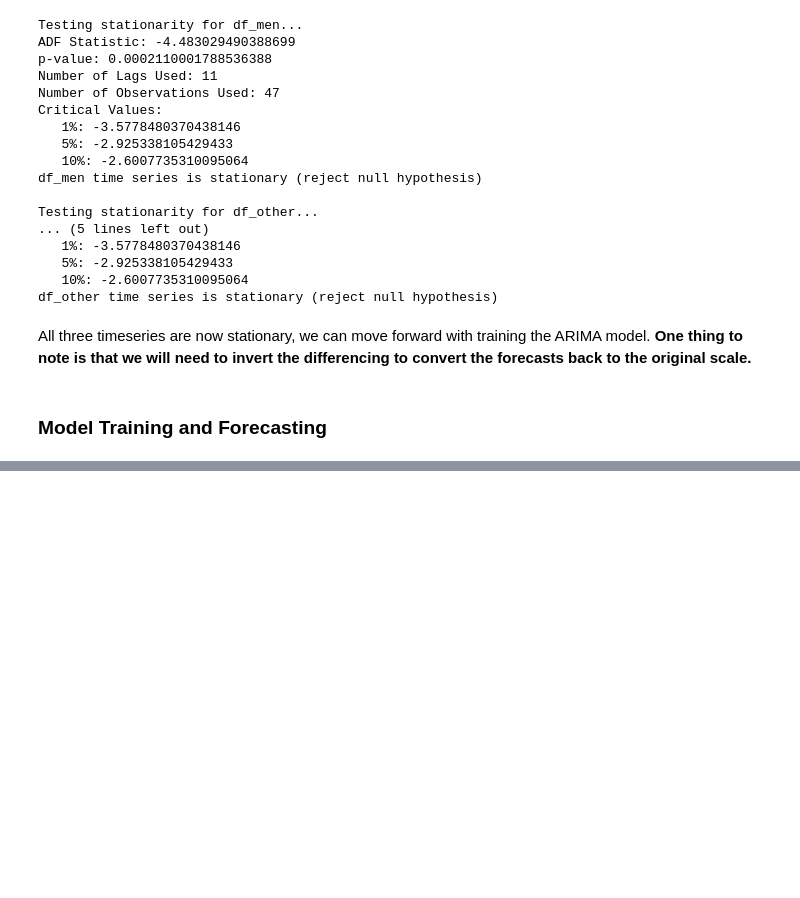
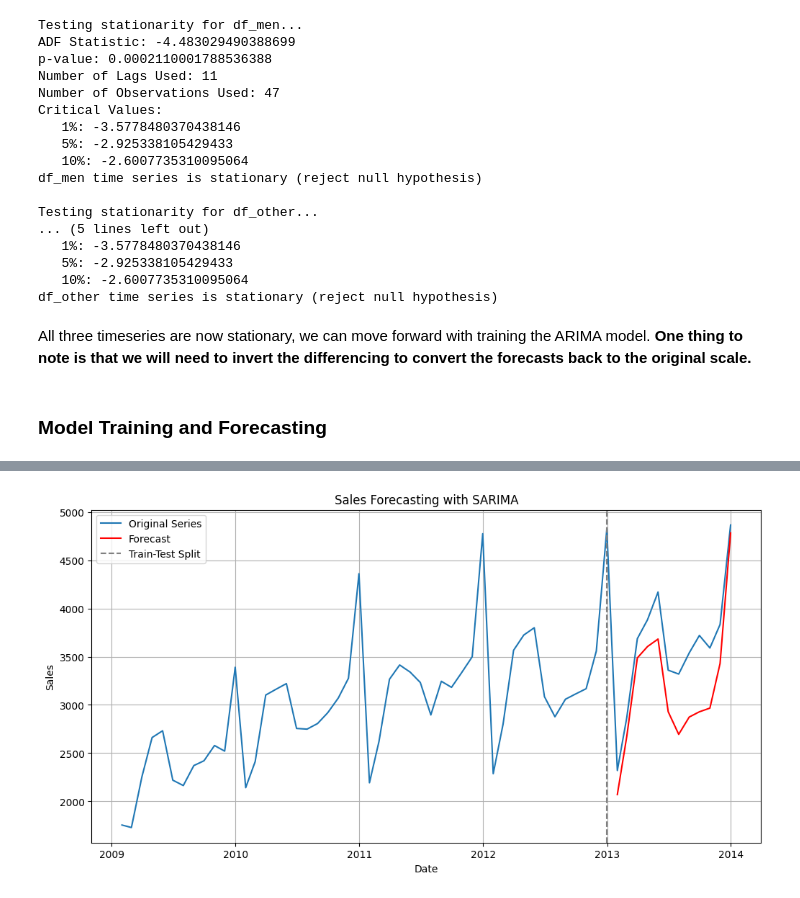
Before and after one commit to qfattah/Walmart-Sales-Forecasting, a Jupyter notebook: Walmart_Sales_Forecat.ipynb, the cells around one changed output, grey strips where cells are left out. Drawn from its saved outputs; the diff is of its cells as text; code cells hidden in the pictures; blank space fills up the shorter version.

```diff
--- a/Walmart_Sales_Forecat.ipynb
+++ b/Walmart_Sales_Forecat.ipynb
@@ -293,8 +306,8 @@ plt.show()
 
 # Dictionary of DataFrames with titles
 dfs = {
-    'df_men': df_men_differenced,
-    'df_other': df_other_differenced
+    'df_men': df_men,
+    'df_other': df_other
 }
 
 # Loop over DataFrames and test stationarity using tqdm for progress bar
@@ -336,35 +338,38 @@ df_women_train.rename(columns={'Sales_diff': 'Sales'}, inplace=True)
 # %%
-# Function to fit SARIMA model and make predictions
-def fit_sarima_and_forecast(df, column, sarima_order, seasonal_order, title):
-    # Split into training and testing sets
-    train_size = int(len(df) * 0.8)
+def run_sarima_model(df, sales_column, differenced_column, order, seasonal_order, train_ratio=0.8):
+    # Ensure the date is set as the index
+    if not isinstance(df.index, pd.DatetimeIndex):
+        raise ValueError("The DataFrame index must be a DatetimeIndex.")
+
+    # Train-test split
+    train_size = int(len(df) * train_ratio)
     train, test = df.iloc[:train_size], df.iloc[train_size:]
 
     # Fit SARIMA model
-    model = SARIMAX(train[column], order=sarima_order, seasonal_order=seasonal_order)
+    model = SARIMAX(train[sales_column], order=order, seasonal_order=seasonal_order)
     model_fit = model.fit(disp=False)
 
     # Forecast
     n_forecasts = len(test)
     forecast = model_fit.get_forecast(steps=n_forecasts)
     forecast_index = test.index
+    forecast_values = forecast.predicted_mean
 
-    forecast_df = pd.DataFrame({
-    'original_value_differenced': test[column].values,
-    'predicted_value_differenced': forecast.predicted_mean
-    })
+    # Combine the original and forecasted values
+    combined_df = pd.concat([train, test])
+    combined_df['Forecast'] = np.nan
+    combined_df.loc[forecast_index, 'Forecast'] = forecast_values
 
-    train_test_split = x=train.index[-1]
     # Plot the results
     plt.figure(figsize=(12, 6))
-    plt.plot(df[column], label='Original Series')
-    plt.plot(forecast_index, forecast.predicted_mean, label='Forecast', color='red')
+    plt.plot(combined_df.index, combined_df[sales_column], label='Original Series')
+    plt.plot(forecast_index, forecast_values, label='Forecast', color='red')
     plt.axvline(x=train.index[-1], color='gray', linestyle='--', label='Train-Test Split')
     plt.legend()
-    plt.title(f'Sales Forecasting for {title} with SARIMA')
+    plt.title('Sales Forecasting with SARIMA')
     plt.xlabel('Date')
     plt.ylabel('Sales')
     plt.grid(True)
     plt.show()
 
-    return model_fit, forecast_df, train_test_split
+    return combined_df
@@ -439,0 +376,11 @@ other_model, other_forecast, train_test_split = fit_sarima_and_forecast(df_other
+# %%
+# Example usage:
+# Define your order and seasonal order parameters
+order = (1, 1, 1)
+seasonal_order = (1, 1, 1, 12)
+
+
+# Assuming 'Sales' is the sales column and 'Sales_Diff' is the differenced sales column
+combined_forecase_df = run_sarima_model(df_women, 'Sales', 'Sales_diff', order, seasonal_order)
+# %% [output]
+[figure, added]
```
Also changed, not shown: parts of 8 cells of this notebook.
